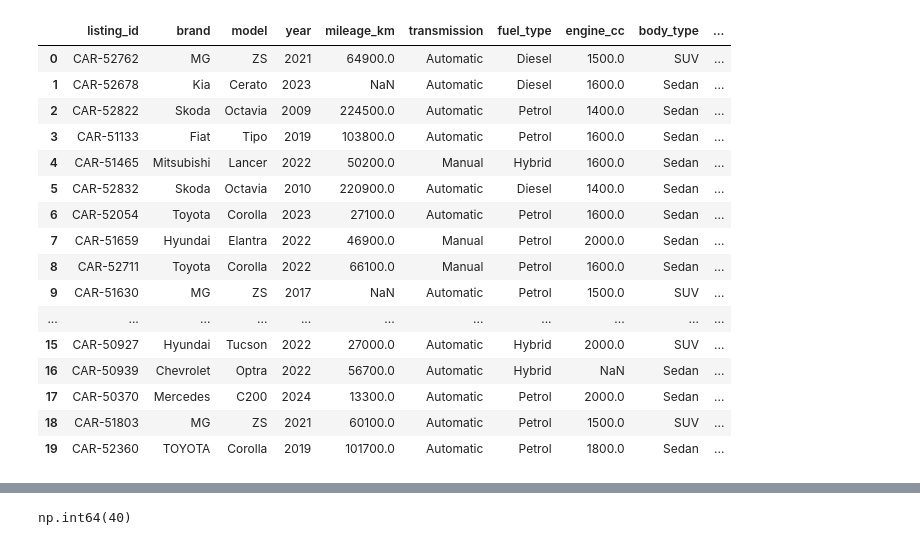
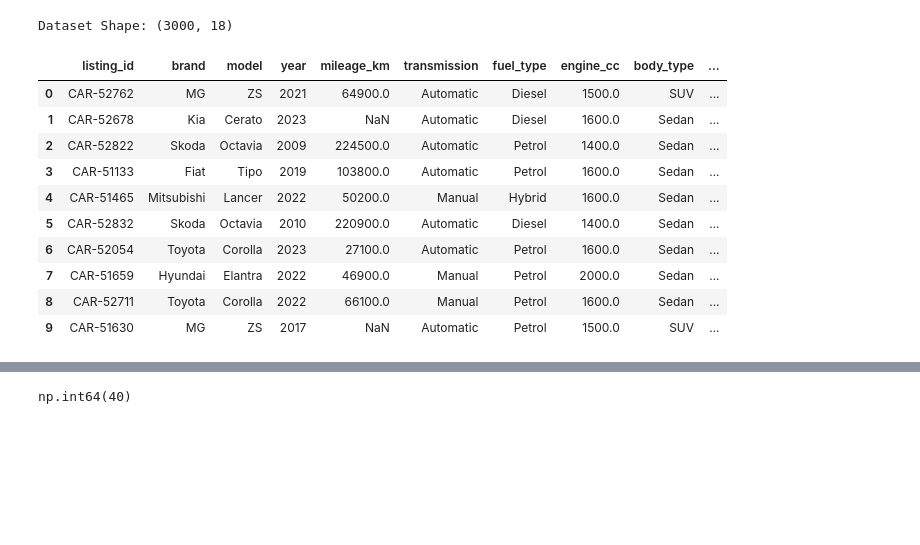
Before and after one commit to SaraElbably-2024/used_car_market_EDA, a Jupyter notebook: datacleaning.ipynb, the cells around one changed output, grey strips where cells are left out. Saved outputs shown, nothing was run; the diff lists cells and outputs as text; code cells hidden in the pictures; blank space fills up the shorter version.

```diff
--- a/datacleaning.ipynb
+++ b/datacleaning.ipynb
@@ -3,25 +3,21 @@ import pandas as pd
 import numpy as np
 # %%
 df=pd.read_csv('used_cars_dataset.csv')
-df.head(20)
+print(f"Dataset Shape: {df.shape}")
+df.head(10)
 # %% [output]
+Dataset Shape: (3000, 18)
 |  | listing_id | brand | model | year | mileage_km | transmission | fuel_type | engine_cc | body_type | ... |
 | 0 | CAR-52762 | MG | ZS | 2021 | 64900.0 | Automatic | Diesel | 1500.0 | SUV | ... |
 | 1 | CAR-52678 | Kia | Cerato | 2023 | NaN | Automatic | Diesel | 1600.0 | Sedan | ... |
 | 2 | CAR-52822 | Skoda | Octavia | 2009 | 224500.0 | Automatic | Petrol | 1400.0 | Sedan | ... |
 | 3 | CAR-51133 | Fiat | Tipo | 2019 | 103800.0 | Automatic | Petrol | 1600.0 | Sedan | ... |
 | 4 | CAR-51465 | Mitsubishi | Lancer | 2022 | 50200.0 | Manual | Hybrid | 1600.0 | Sedan | ... |
 | 5 | CAR-52832 | Skoda | Octavia | 2010 | 220900.0 | Automatic | Diesel | 1400.0 | Sedan | ... |
 | 6 | CAR-52054 | Toyota | Corolla | 2023 | 27100.0 | Automatic | Petrol | 1600.0 | Sedan | ... |
 | 7 | CAR-51659 | Hyundai | Elantra | 2022 | 46900.0 | Manual | Petrol | 2000.0 | Sedan | ... |
 | 8 | CAR-52711 | Toyota | Corolla | 2022 | 66100.0 | Manual | Petrol | 1600.0 | Sedan | ... |
 | 9 | CAR-51630 | MG | ZS | 2017 | NaN | Automatic | Petrol | 1500.0 | SUV | ... |
-| ... | ... | ... | ... | ... | ... | ... | ... | ... | ... | ... |
-| 15 | CAR-50927 | Hyundai | Tucson | 2022 | 27000.0 | Automatic | Hybrid | 2000.0 | SUV | ... |
-| 16 | CAR-50939 | Chevrolet | Optra | 2022 | 56700.0 | Automatic | Hybrid | NaN | Sedan | ... |
-| 17 | CAR-50370 | Mercedes | C200 | 2024 | 13300.0 | Automatic | Petrol | 2000.0 | Sedan | ... |
-| 18 | CAR-51803 | MG | ZS | 2021 | 60100.0 | Automatic | Petrol | 1500.0 | SUV | ... |
-| 19 | CAR-52360 | TOYOTA | Corolla | 2019 | 101700.0 | Automatic | Petrol | 1800.0 | Sedan | ... |
 # %%
 df.info()
 # %% [output]
```
Also changed, not shown: parts of 46 cells of this notebook, 1 other file.
